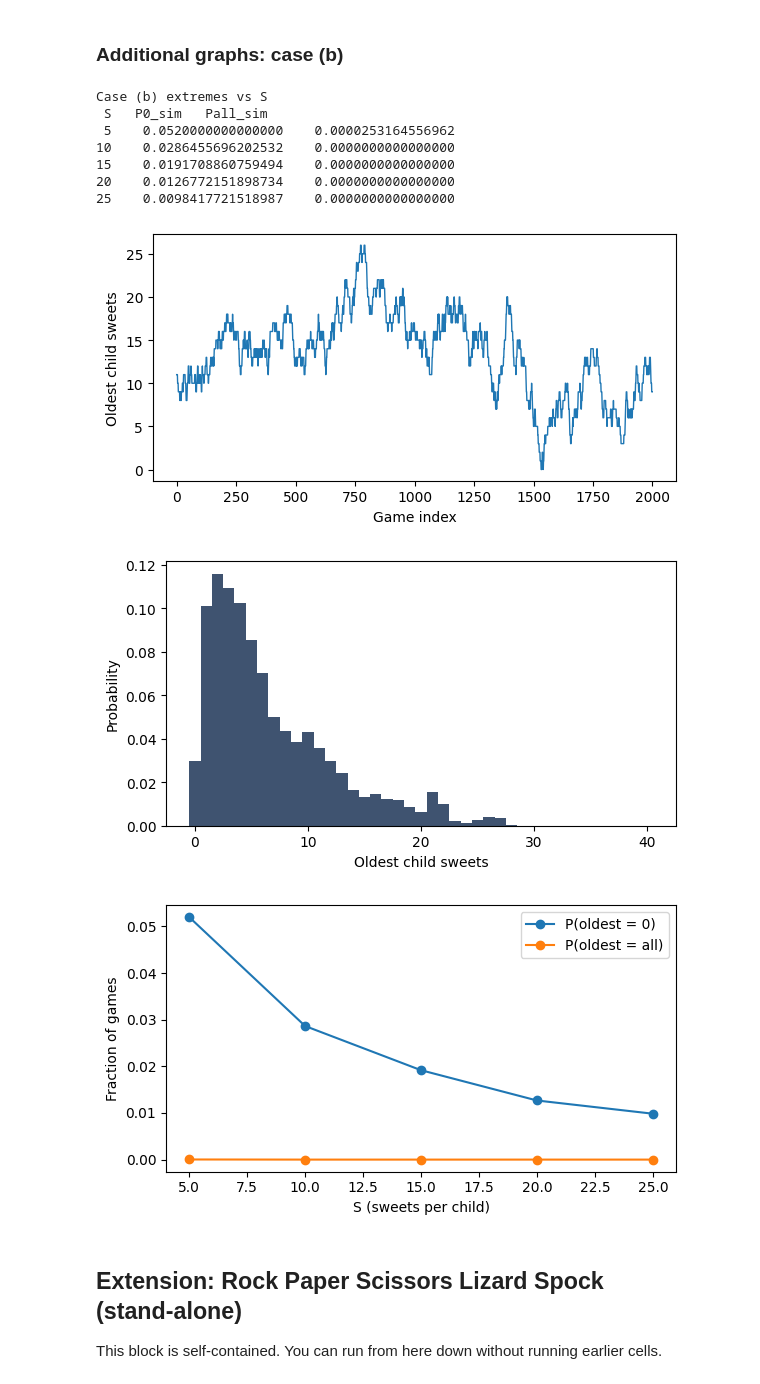
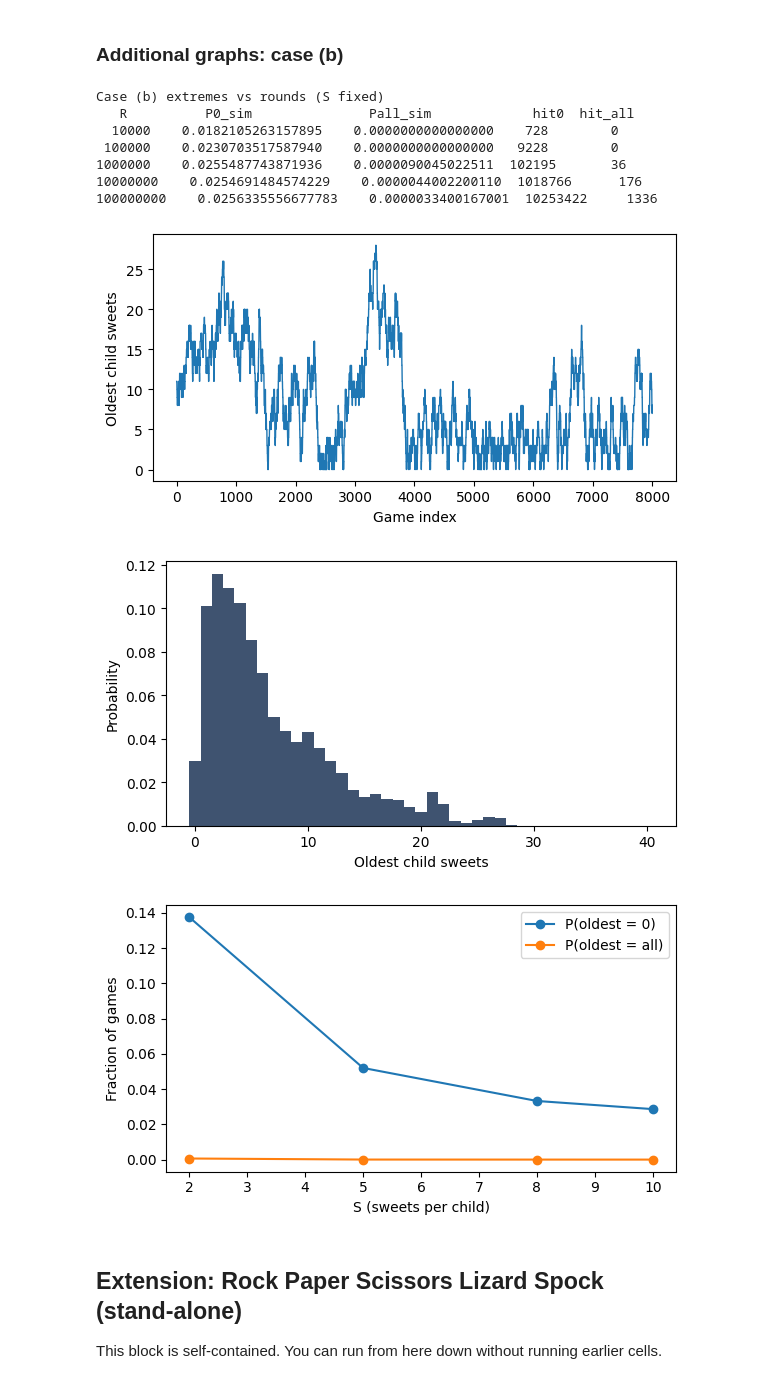
Before and after one commit to jack-addison/Jelly-Babies, a Jupyter notebook: jelly_babies.ipynb, the cells around one changed output. Cells and saved outputs as stored; diff of their text form; code cells hidden in the pictures.

Commit message:
updated tables and plots

```diff
--- a/jelly_babies.ipynb
+++ b/jelly_babies.ipynb
@@ -430,15 +430,15 @@ trials_hist = graphs_trials_hist
 trials_mean = graphs_trials_mean
 rounds_trace = graphs_rounds_trace
 rounds_samples = graphs_rounds_samples
-rounds_extremes = graphs_rounds_extremes
+rounds_extremes = graphs_rounds_extremes  # runs for 4 million games in case (b) --- adjust as needed
 burn_in = graphs_burn_in
 seed = GLOBAL_SEED
 
 # --- Adjustable parameters for case (b) plots ---
 n_b = 4
 sweets_b = 10
-trace_games = 2000  # number of games to show from the trace
-s_values_b = [2,3,5,7,10, 15, 20, 25]
+trace_games = 20000  # number of games to show from the trace
+s_values_b = [2,5,8,10]
 
 # --- Single simulation to drive all case (b) plots (n_b, sweets_b) ---
 def simulate_case_b_bundle(n=4, sweets=10, rounds=6000, burn_in=2000, seed=GLOBAL_SEED):
@@ -521,52 +521,63 @@ save_plot('case_b_stationary_distribution.png', 'orig_b')
 # --- Case (b): fraction at zero / all sweets vs sweets per child ---
 zero_fracs = []
 all_fracs = []
 for s in s_values_b:
     _, _, z, a = simulate_case_b_bundle(
         n=n_b,
         sweets=s,
         rounds=rounds_extremes,
         burn_in=burn_in,
         seed=seed + 3000 + s,
     )
     zero_fracs.append(z)
     all_fracs.append(a)
 
-# Table: extremes vs S (case b)
+# Table: extremes vs rounds (case b)
+rounds_list = [10_000, 100_000, 1_000_000,10_000_000,100_000_000]
 rows = []
-for s, z, a in zip(s_values_b, zero_fracs, all_fracs):
-    rows.append((s, z, a))
+for R in rounds_list:
+    _, _, z, a = simulate_case_b_bundle(
+        n=n_b,
+        sweets=sweets_b,
+        rounds=R,
+        burn_in=burn_in,
+        seed=seed + 9000 + R,
+    )
+    total_games = R * n_b
+    hit0 = int(round(z * total_games))
+    hit_all = int(round(a * total_games))
+    rows.append((R, z, a, hit0, hit_all))
 
-print('Case (b) extremes vs S')
-print(' S   P0_sim   Pall_sim')
-for s, z, a in rows:
-    print(f'{s:>2}  {z:>20.16f}  {a:>20.16f}')
+print('Case (b) extremes vs rounds (S fixed)')
+print('   R          P0_sim               Pall_sim             hit0  hit_all')
+for R, z, a, h0, ha in rows:
+    print(f'{R:>7}  {z:>20.16f}  {a:>20.16f}  {h0:>5}  {ha:>7}')
 
-csv_path = PLOT_DIRS['orig_b'] / 'case_b_extremes_vs_sweets.csv'
+csv_path = PLOT_DIRS['orig_b'] / 'case_b_extremes_vs_rounds.csv'
 with open(csv_path, 'w', newline='') as f:
     w = csv.writer(f)
-    w.writerow(['S', 'P0_sim', 'Pall_sim'])
+    w.writerow(['R', 'P0_sim', 'Pall_sim', 'hit0', 'hit_all'])
     w.writerows(rows)
 
 plt.figure(figsize=(6, 3.4))
 plt.plot(s_values_b, zero_fracs, marker='o', label='P(oldest = 0)')
 plt.plot(s_values_b, all_fracs, marker='o', label='P(oldest = all)')
 plt.xlabel('S (sweets per child)')
 plt.ylabel('Fraction of games')
 plt.legend()
 plt.tight_layout()
 save_plot('case_b_extremes_vs_sweets.png', 'orig_b')
 # %% [output]
-Case (b) extremes vs S
- S   P0_sim   Pall_sim
- 5    0.0520000000000000    0.0000253164556962
-10    0.0286455696202532    0.0000000000000000
-15    0.0191708860759494    0.0000000000000000
-20    0.0126772151898734    0.0000000000000000
-25    0.0098417721518987    0.0000000000000000
+Case (b) extremes vs rounds (S fixed)
+   R          P0_sim               Pall_sim             hit0  hit_all
+  10000    0.0182105263157895    0.0000000000000000    728        0
+ 100000    0.0230703517587940    0.0000000000000000   9228        0
+1000000    0.0255487743871936    0.0000090045022511  102195       36
+10000000    0.0254691484574229    0.0000044002200110  1018766      176
+100000000    0.0256335556677783    0.0000033400167001  10253422     1336
-[figure, old version]
+[figure, new version]
 [figure]
-[figure, old version]
+[figure, new version]
 # %% [markdown]
 ## Extension: Rock Paper Scissors Lizard Spock (stand‑alone)
 
```
Also changed, not shown: parts of 1 cell of this notebook, 5 other files.
